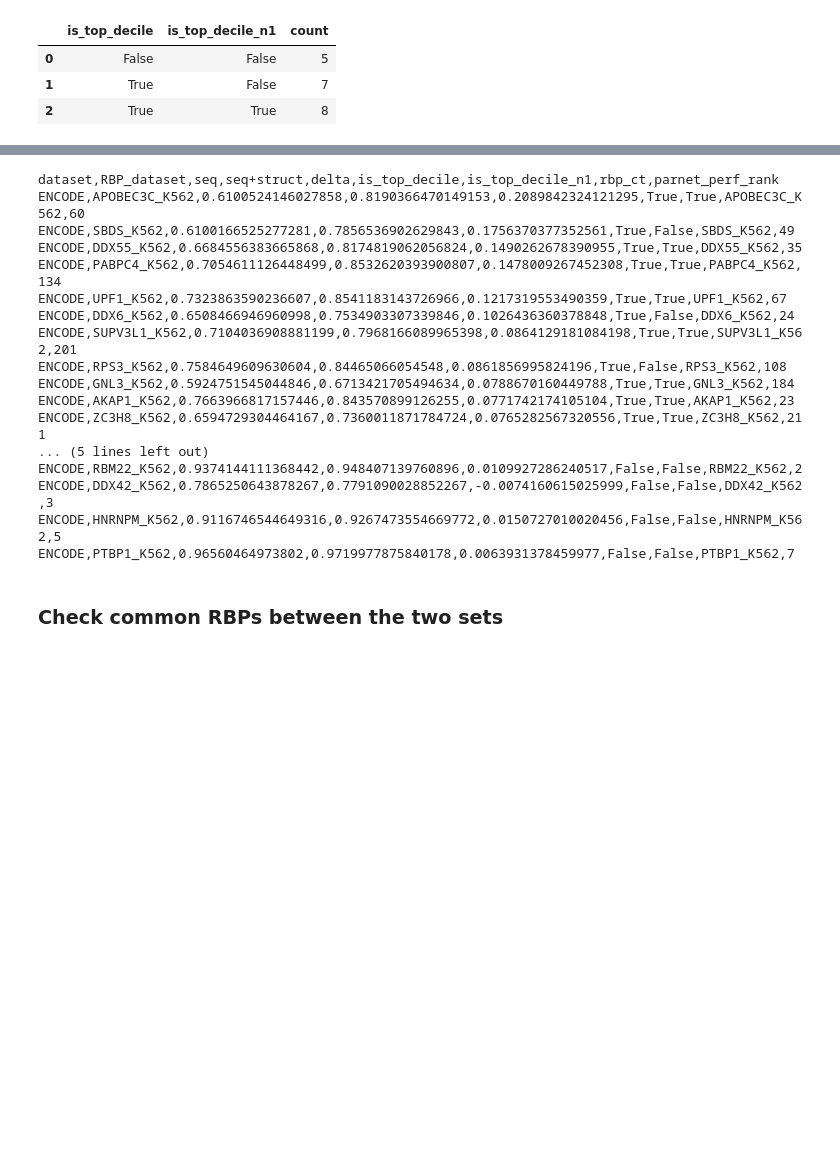
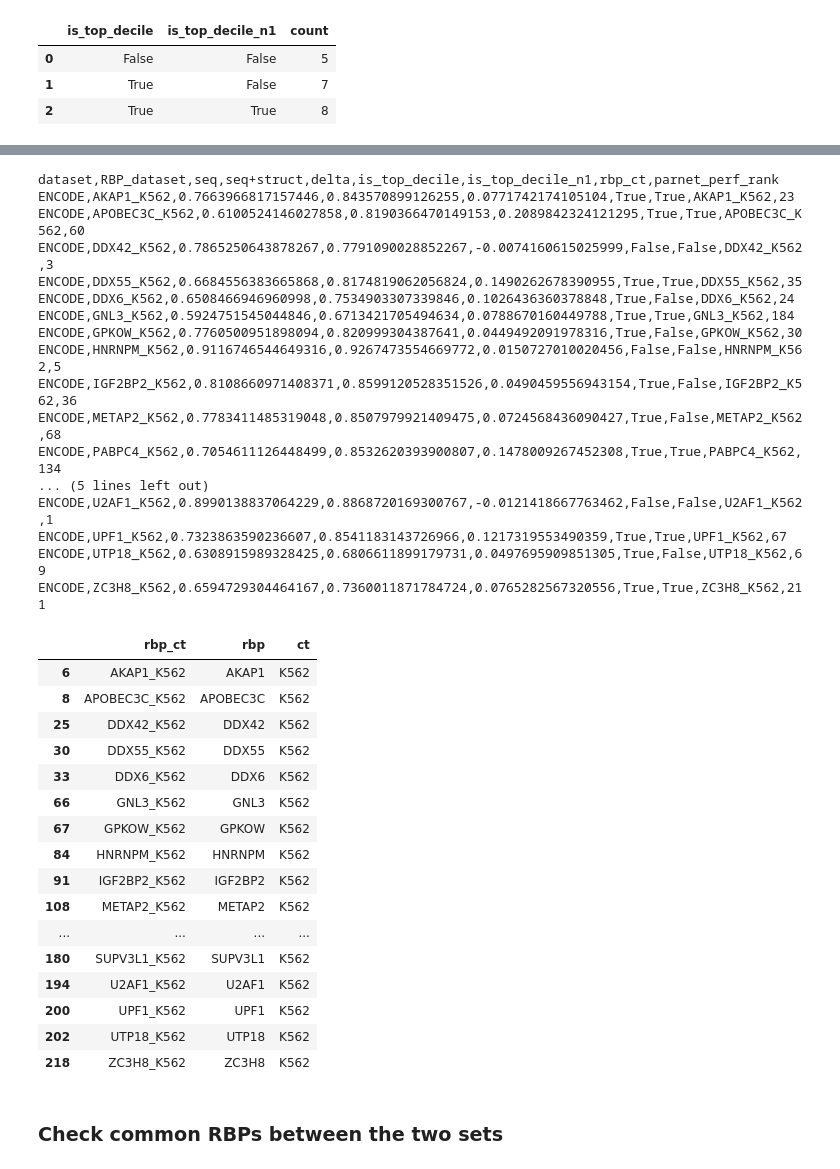
Before and after one commit to ml4rg25-parnet/parnet_demo, a Jupyter notebook: notebooks/datasets.rbps_metadata.py.ipynb, the cells around one changed output, grey strips where cells are left out. Saved outputs shown, nothing was run; the diff lists cells and outputs as text; code cells hidden in the pictures; blank space fills up the shorter version.

```diff
--- a/notebooks/datasets.rbps_metadata.py.ipynb
+++ b/notebooks/datasets.rbps_metadata.py.ipynb
@@ -392,7 +441,7 @@ additional_k562_noimpact = (
 
 subset_k562 = (
     pd.concat([selected_k562, additional_k562_noimpact], ignore_index=True).drop_duplicates().reset_index(drop=True)
-)
+).sort_values(by=["RBP_dataset"])
 
 display(subset_k562.groupby(["is_top_decile", "is_top_decile_n1"]).size().reset_index(name="count"))
 # %% [output]
@@ -430,22 +479,46 @@ output.seek(0)
 print(output.read())
 # %% [output]
 dataset,RBP_dataset,seq,seq+struct,delta,is_top_decile,is_top_decile_n1,rbp_ct,parnet_perf_rank
+ENCODE,AKAP1_K562,0.7663966817157446,0.843570899126255,0.0771742174105104,True,True,AKAP1_K562,23
 ENCODE,APOBEC3C_K562,0.6100524146027858,0.8190366470149153,0.2089842324121295,True,True,APOBEC3C_K562,60
-ENCODE,SBDS_K562,0.6100166525277281,0.7856536902629843,0.1756370377352561,True,False,SBDS_K562,49
+ENCODE,DDX42_K562,0.7865250643878267,0.7791090028852267,-0.0074160615025999,False,False,DDX42_K562,3
 ENCODE,DDX55_K562,0.6684556383665868,0.8174819062056824,0.1490262678390955,True,True,DDX55_K562,35
+ENCODE,DDX6_K562,0.6508466946960998,0.7534903307339846,0.1026436360378848,True,False,DDX6_K562,24
+ENCODE,GNL3_K562,0.5924751545044846,0.6713421705494634,0.0788670160449788,True,True,GNL3_K562,184
+ENCODE,GPKOW_K562,0.7760500951898094,0.820999304387641,0.0449492091978316,True,False,GPKOW_K562,30
+ENCODE,HNRNPM_K562,0.9116746544649316,0.9267473554669772,0.0150727010020456,False,False,HNRNPM_K562,5
+ENCODE,IGF2BP2_K562,0.8108660971408371,0.8599120528351526,0.0490459556943154,True,False,IGF2BP2_K562,36
+ENCODE,METAP2_K562,0.7783411485319048,0.8507979921409475,0.0724568436090427,True,False,METAP2_K562,68
 ENCODE,PABPC4_K562,0.7054611126448499,0.8532620393900807,0.1478009267452308,True,True,PABPC4_K562,134
+... (5 lines left out)
+ENCODE,U2AF1_K562,0.8990138837064229,0.8868720169300767,-0.0121418667763462,False,False,U2AF1_K562,1
 ENCODE,UPF1_K562,0.7323863590236607,0.8541183143726966,0.1217319553490359,True,True,UPF1_K562,67
-ENCODE,DDX6_K562,0.6508466946960998,0.7534903307339846,0.1026436360378848,True,False,DDX6_K562,24
-ENCODE,SUPV3L1_K562,0.7104036908881199,0.7968166089965398,0.0864129181084198,True,True,SUPV3L1_K562,201
-ENCODE,RPS3_K562,0.7584649609630604,0.84465066054548,0.0861856995824196,True,False,RPS3_K562,108
-ENCODE,GNL3_K562,0.5924751545044846,0.6713421705494634,0.0788670160449788,True,True,GNL3_K562,184
-ENCODE,AKAP1_K562,0.7663966817157446,0.843570899126255,0.0771742174105104,True,True,AKAP1_K562,23
+ENCODE,UTP18_K562,0.6308915989328425,0.6806611899179731,0.0497695909851305,True,False,UTP18_K562,69
 ENCODE,ZC3H8_K562,0.6594729304464167,0.7360011871784724,0.0765282567320556,True,True,ZC3H8_K562,211
-... (5 lines left out)
-ENCODE,RBM22_K562,0.9374144111368442,0.948407139760896,0.0109927286240517,False,False,RBM22_K562,2
-ENCODE,DDX42_K562,0.7865250643878267,0.7791090028852267,-0.0074160615025999,False,False,DDX42_K562,3
-ENCODE,HNRNPM_K562,0.9116746544649316,0.9267473554669772,0.0150727010020456,False,False,HNRNPM_K562,5
-ENCODE,PTBP1_K562,0.96560464973802,0.9719977875840178,0.0063931378459977,False,False,PTBP1_K562,7
+# %%
+# Caution: the PARNET pretrained models have been trained with the full set of 223 RBPs_celltype.
+# So if you ever reuse the pretrained output heads, you will need to select for the correct indices
+# of the subset of selected RBPs.
+
+parnet_ordered_rbps_df.loc[lambda df: df["rbp_ct"].isin(subset_k562["RBP_dataset"].values), :]
+# %% [output]
+|  | rbp_ct | rbp | ct |
+| 6 | AKAP1_K562 | AKAP1 | K562 |
+| 8 | APOBEC3C_K562 | APOBEC3C | K562 |
+| 25 | DDX42_K562 | DDX42 | K562 |
+| 30 | DDX55_K562 | DDX55 | K562 |
+| 33 | DDX6_K562 | DDX6 | K562 |
+| 66 | GNL3_K562 | GNL3 | K562 |
+| 67 | GPKOW_K562 | GPKOW | K562 |
+| 84 | HNRNPM_K562 | HNRNPM | K562 |
+| 91 | IGF2BP2_K562 | IGF2BP2 | K562 |
+| 108 | METAP2_K562 | METAP2 | K562 |
+| ... | ... | ... | ... |
+| 180 | SUPV3L1_K562 | SUPV3L1 | K562 |
+| 194 | U2AF1_K562 | U2AF1 | K562 |
+| 200 | UPF1_K562 | UPF1 | K562 |
+| 202 | UTP18_K562 | UTP18 | K562 |
+| 218 | ZC3H8_K562 | ZC3H8 | K562 |
 # %% [markdown]
 ### Check common RBPs between the two sets
 # %%
```
Also changed, not shown: parts of 8 cells of this notebook.
